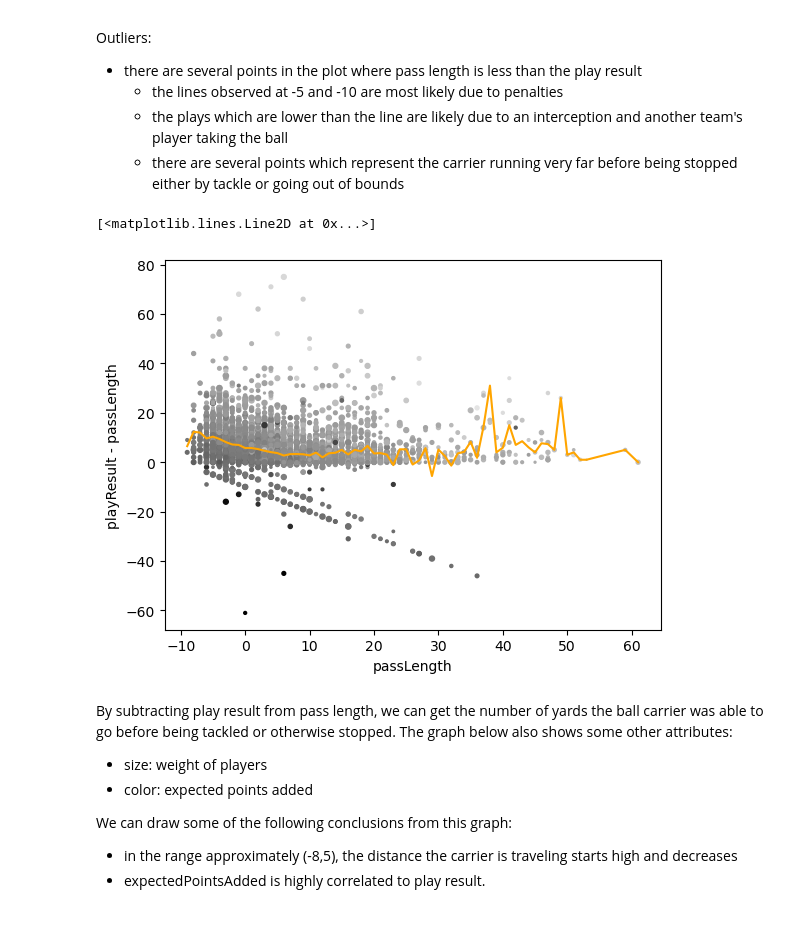
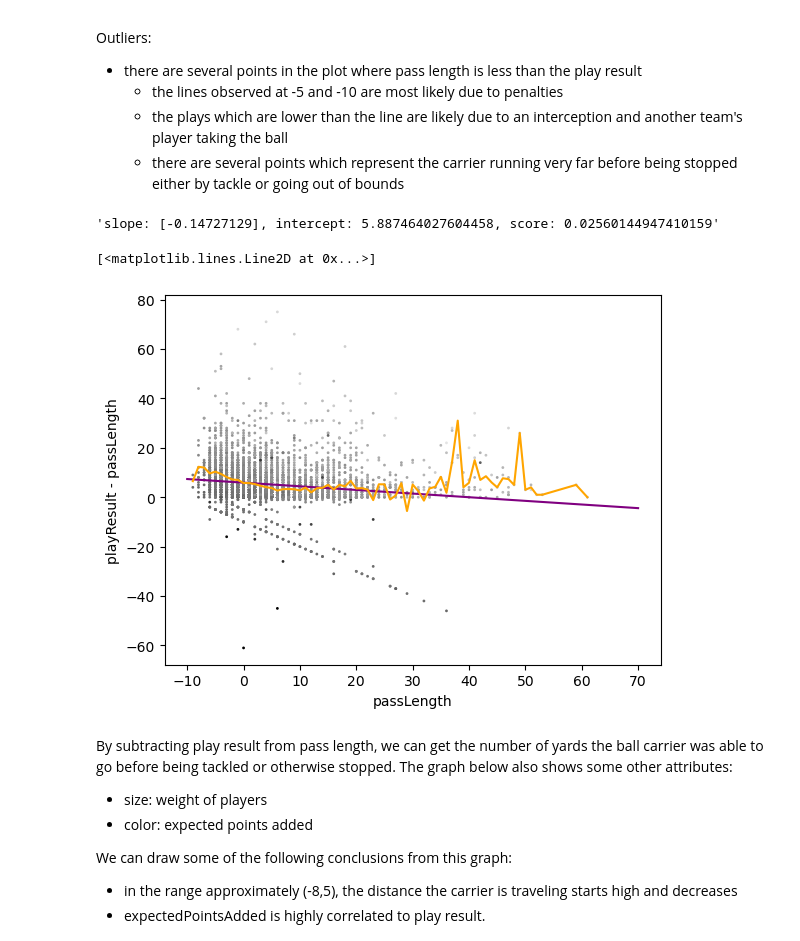
Before and after one commit to sesh9096/csci4502project, a Jupyter notebook: src/pass-length.ipynb, the cells around one changed output. Drawn from its saved outputs; the diff is of its cells as text; code cells hidden in the pictures.

Commit message:
pass length, adding linear regression

```diff
--- a/src/pass-length.ipynb
+++ b/src/pass-length.ipynb
@@ -132,18 +134,29 @@ Outliers:
   - the lines observed at -5 and -10 are most likely due to penalties
   - the plays which are lower than the line are likely due to an interception and another team's player taking the ball
   - there are several points which represent the carrier running very far before being stopped either by tackle or going out of bounds
+# %%
+plays['yardsBeforeTackle'] = plays.playResult - plays.passLength
+grouped = plays.join(players.set_index("nflId"), on = "ballCarrierId").groupby("passLength")
+p = plays[~plays.passLength.isna()]
+reg = LinearRegression().fit(p[["passLength"]], p.yardsBeforeTackle)
+f"slope: {reg.coef_}, intercept: {reg.intercept_}, score: {reg.score(p[["passLength"]], p[["yardsBeforeTackle"]])}"
+# %% [output]
+'slope: [-0.14727129], intercept: 5.887464027604458, score: 0.02560144947410159'
+# %%
+p1 = (-10,70)
+p2 = (reg.predict([[p1[0]]])[0], reg.predict([[p1[1]]])[0])
 # %%
 # y = [df.playResult.mean() - df.passLength.mean() for passLength, df in grouped]
 s = plays.join(players.set_index("nflId"), on = "ballCarrierId", rsuffix = "_carrier").weight
-y = [df.playResult.mean() - df.passLength.mean() for passLength, df in grouped]
-plays['yardsBeforeTackle'] = plays.playResult - plays.passLength
-plt.scatter(plays.passLength, plays.yardsBeforeTackle, s=(s-150) / 8, c=plays.expectedPointsAdded, cmap='gray')
+y = [df.yardsBeforeTackle.mean() for passLength, df in grouped]
+plt.scatter(plays.passLength, plays.yardsBeforeTackle, s=1, c=plays.expectedPointsAdded, cmap='gray')
 plt.xlabel("passLength")
 plt.ylabel("playResult - passLength")
+plt.plot(p1, p2, color = "purple")
 plt.plot(x,y, color = "orange")
 # %% [output]
 [<matplotlib.lines.Line2D at 0x...>]
-[figure, old version]
+[figure, new version]
 # %% [markdown]
 By subtracting play result from pass length, we can get the number of yards the ball carrier was able to go before being tackled or otherwise stopped. The graph below also shows some other attributes:
 - size: weight of players
```
Also changed, not shown: parts of 2 cells of this notebook.
